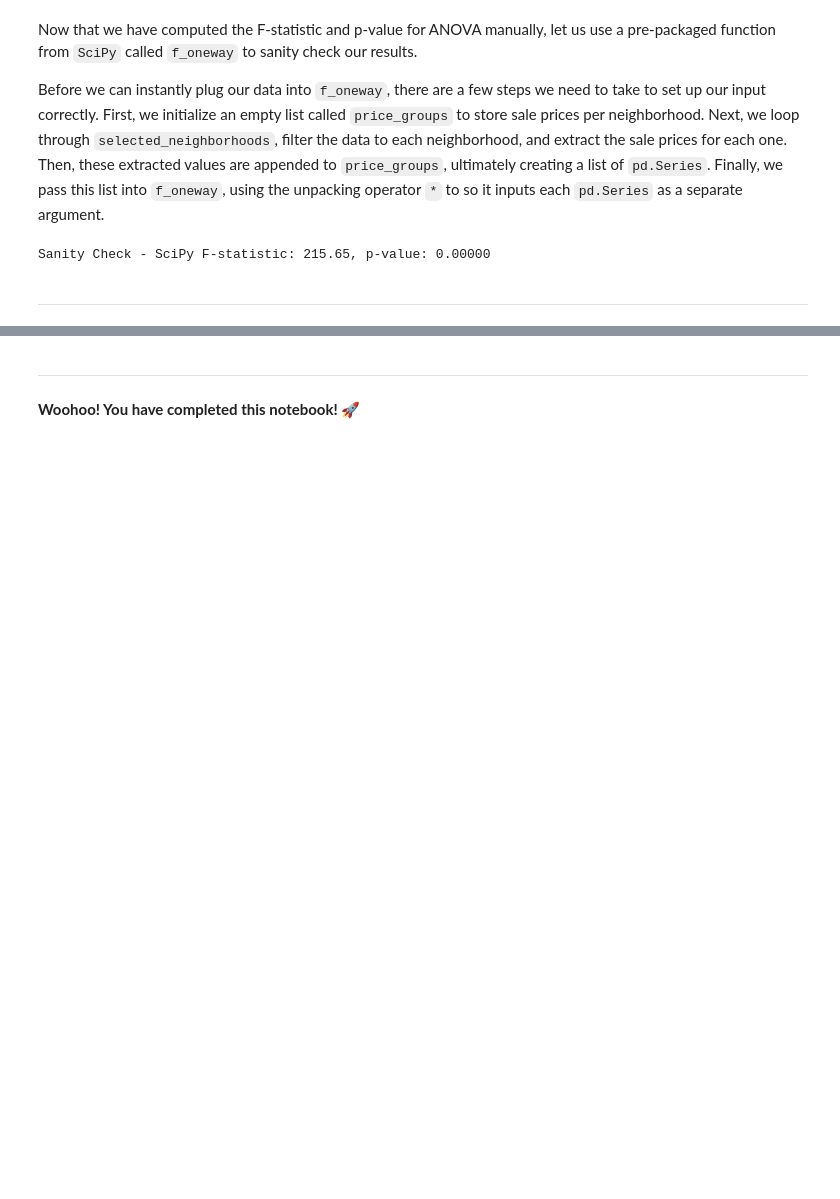
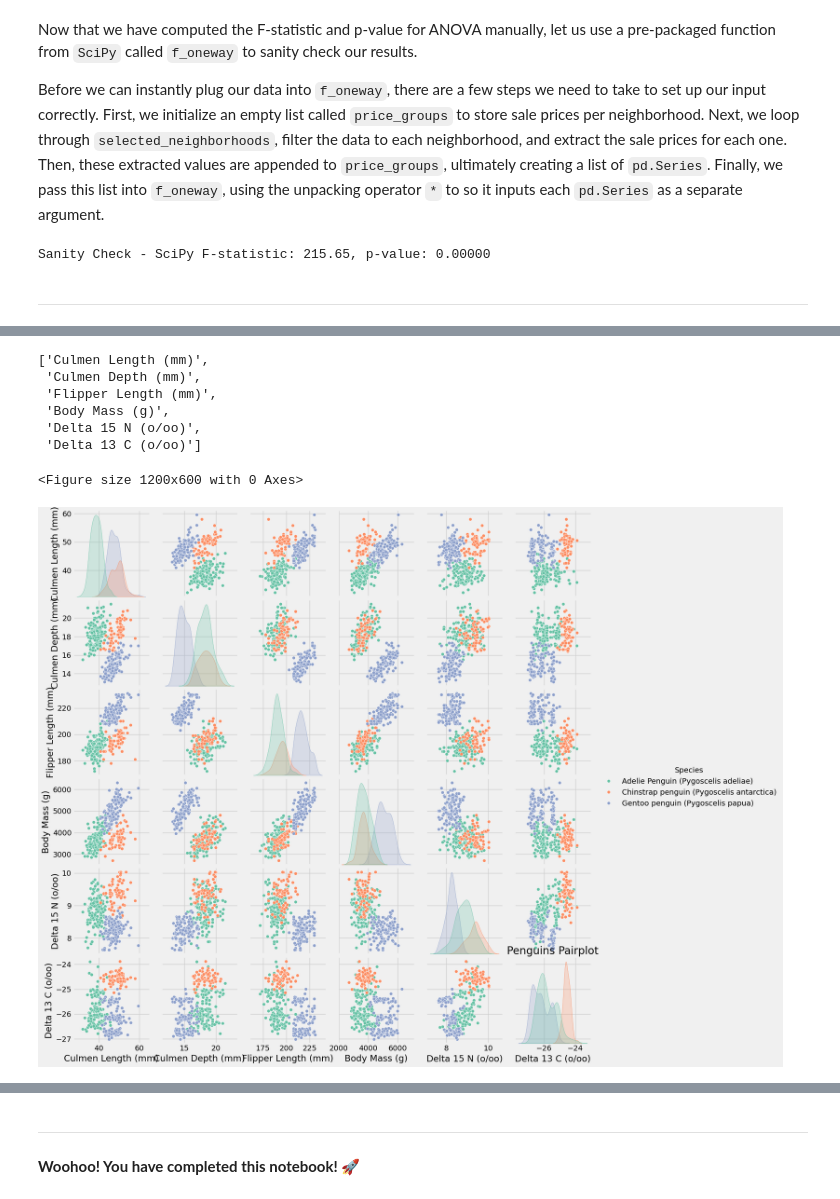
Before and after one commit to ds-modules/ecc-statistics, a Jupyter notebook: anova/anova.ipynb, the cells around one changed output, grey strips where cells are left out. Saved outputs shown, nothing was run; the diff lists cells and outputs as text; code cells hidden in the pictures; blank space fills up the shorter version.

```diff
--- a/anova/anova.ipynb
+++ b/anova/anova.ipynb
@@ -347,0 +377,20 @@ Sanity Check - SciPy F-statistic: 215.65, p-value: 0.00000
+# %%
+quant = penguins.columns.to_list()
+quant.remove('Species')
+quant
+# %% [output]
+['Culmen Length (mm)',
+ 'Culmen Depth (mm)',
+ 'Flipper Length (mm)',
+ 'Body Mass (g)',
+ 'Delta 15 N (o/oo)',
+ 'Delta 13 C (o/oo)']
+# %%
+plt.figure(figsize=(12, 6))
+sns.pairplot(penguins, vars=quant, hue='Species', palette="Set2", diag_kind="kde")
+plt.xticks(rotation=45)
+plt.title("Penguins Pairplot")
+plt.show()
+# %% [output]
+<Figure size 1200x600 with 0 Axes>
+[figure, added]
```
Also changed, not shown: parts of 11 cells of this notebook, 5 other files.
